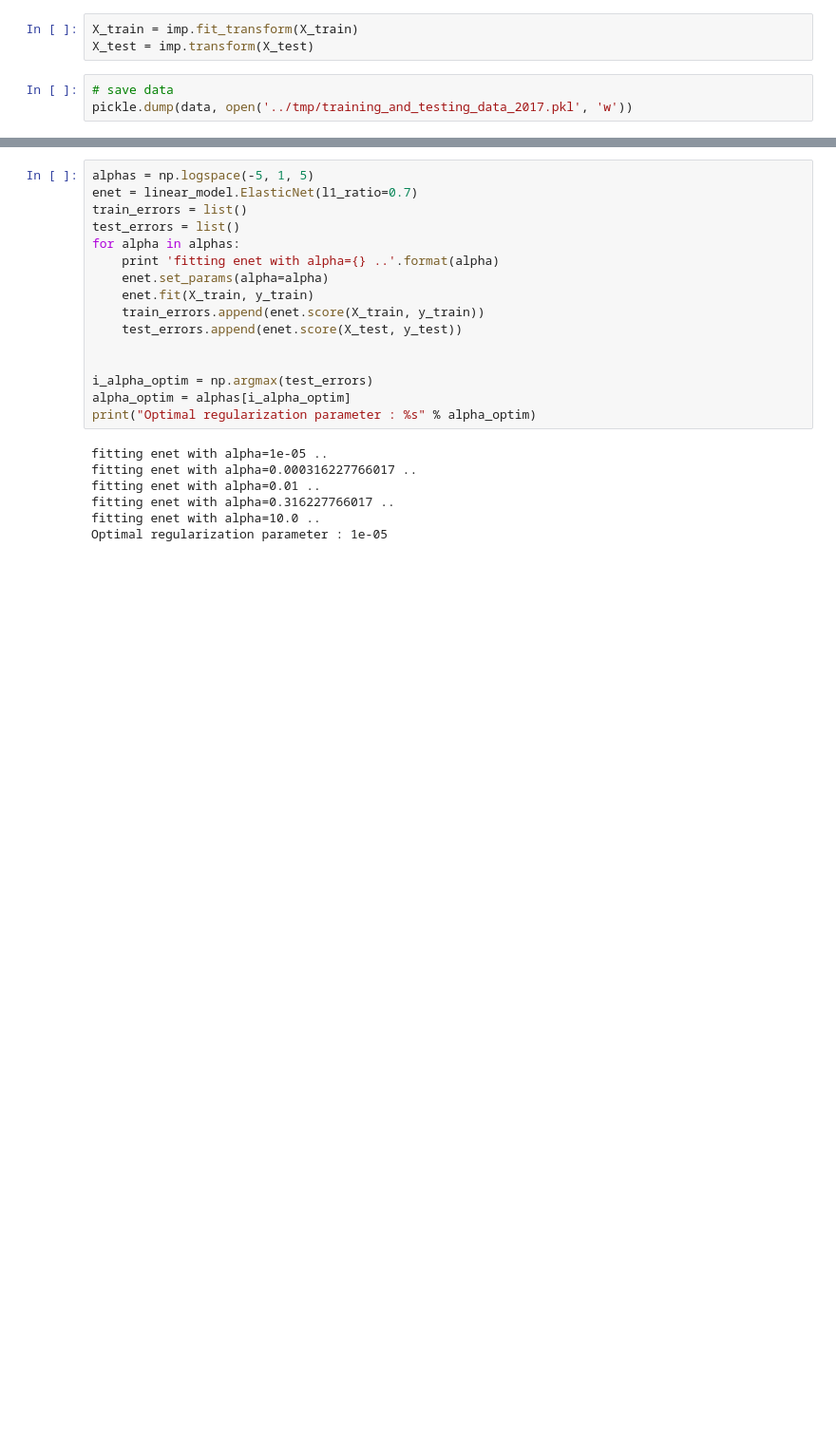
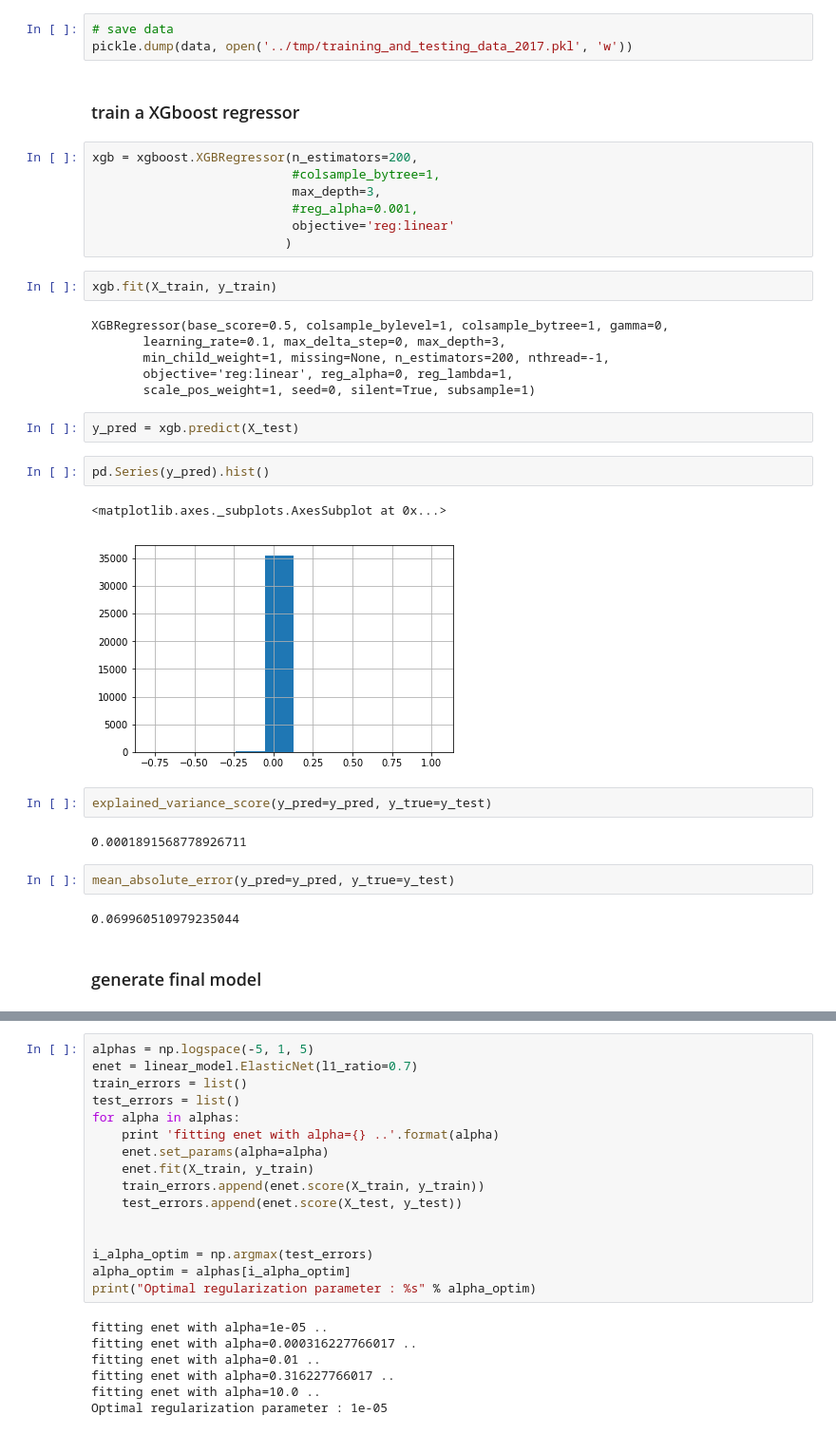
Before and after one commit to xmound/Competitions, a Jupyter notebook: zillow/notebooks/1st_iteration_quick_exploration_and_model.ipynb, the cells around one changed output, grey strips where cells are left out. Shown: that part at 95% size. Cells and saved outputs as stored; diff of their text form; blank space fills up the shorter version.

```diff
--- a/zillow/notebooks/1st_iteration_quick_exploration_and_model.ipynb
+++ b/zillow/notebooks/1st_iteration_quick_exploration_and_model.ipynb
@@ -196,9 +182,40 @@ y_train = np.array(df.loc[mask_train, 'logerror'].tolist())
 y_test = np.array(df.loc[mask_test, 'logerror'].tolist())
 
 data = (X_train, X_test, y_train, y_test)
-# %%
-X_train = imp.fit_transform(X_train)
-X_test = imp.transform(X_test)
 # %%
 # save data
 pickle.dump(data, open('../tmp/training_and_testing_data_2017.pkl', 'w'))
+# %% [markdown]
+### train a XGboost regressor
+# %%
+xgb = xgboost.XGBRegressor(n_estimators=200,
+                           #colsample_bytree=1,
+                           max_depth=3,
+                           #reg_alpha=0.001,
+                           objective='reg:linear'
+                          )
+# %%
+xgb.fit(X_train, y_train)
+# %% [output]
+XGBRegressor(base_score=0.5, colsample_bylevel=1, colsample_bytree=1, gamma=0,
+       learning_rate=0.1, max_delta_step=0, max_depth=3,
+       min_child_weight=1, missing=None, n_estimators=200, nthread=-1,
+       objective='reg:linear', reg_alpha=0, reg_lambda=1,
+       scale_pos_weight=1, seed=0, silent=True, subsample=1)
+# %%
+y_pred = xgb.predict(X_test)
+# %%
+pd.Series(y_pred).hist()
+# %% [output]
+<matplotlib.axes._subplots.AxesSubplot at 0x...>
+[figure, added]
+# %%
+explained_variance_score(y_pred=y_pred, y_true=y_test)
+# %% [output]
+0.0001891568778926711
+# %%
+mean_absolute_error(y_pred=y_pred, y_true=y_test)
+# %% [output]
+0.069960510979235044
+# %% [markdown]
+### generate final model
```
Also changed, not shown: parts of 39 cells of this notebook.
